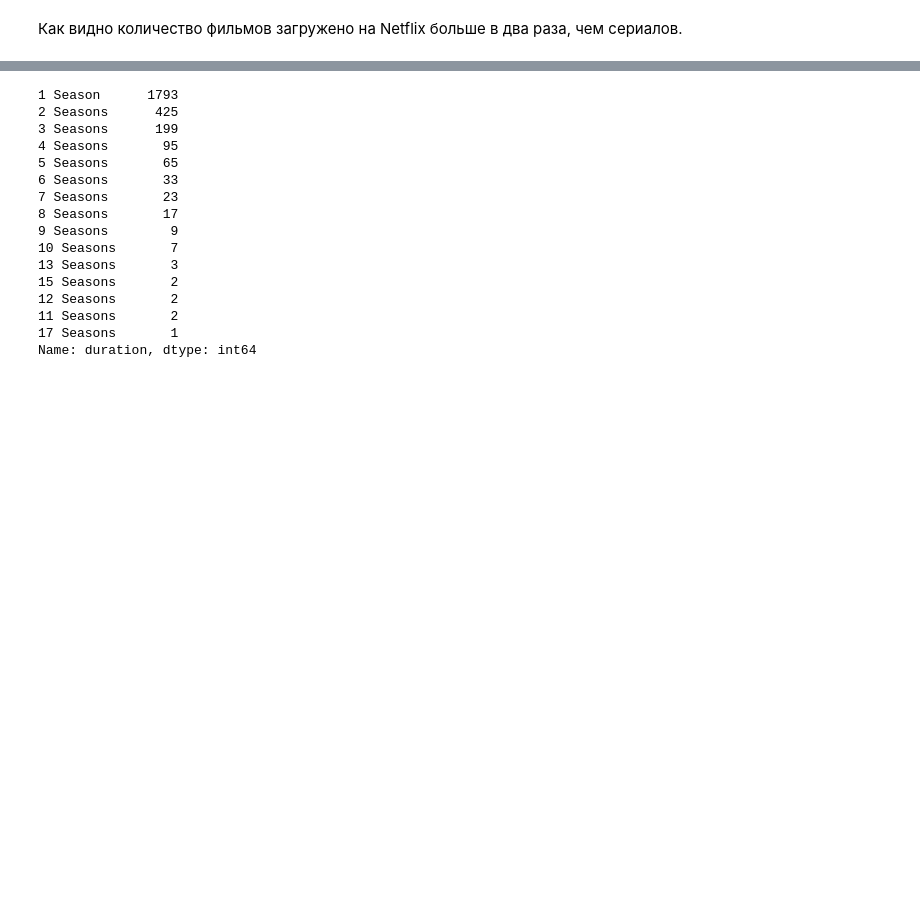
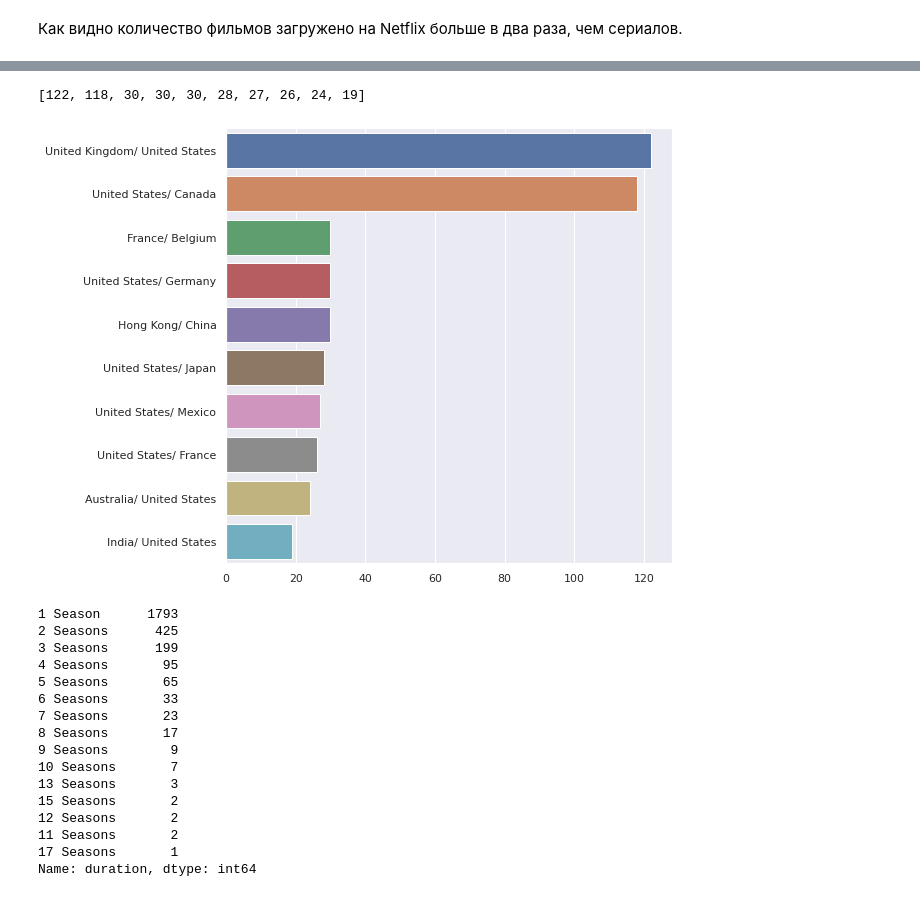
Before and after one commit to Sergey-Dubinin/Data-Analysis, a Jupyter notebook: Netflix.ipynb, the cells around one changed output, grey strips where cells are left out. Drawn from its saved outputs; the diff is of its cells as text; code cells hidden in the pictures; blank space fills up the shorter version.

```diff
--- a/Netflix.ipynb
+++ b/Netflix.ipynb
@@ -116,0 +305,10 @@ sns.countplot(x='date_added', data=movie_time)
+# %%
+sum_count_1 = 0
+
+for i in two_countries_counts:
+    sum_count_1 += i[1]
+
+sum_count_2 = country_often_appear.values.sum()
+
+if sum_count_1 == sum_count_2:
+    print('Преобразование успешно')
@@ -116,0 +317,8 @@ sns.countplot(x='date_added', data=movie_time)
+# %%
+two_countries_counts.sort(key=lambda v: v[1], reverse=True)
+two_countries_counts
+# %%
+two_countries_counts = two_countries_counts[:10]
+
+two_country = ['/ '.join(i[0]) for i in two_countries_counts]
+two_country
@@ -117,3 +336,13 @@ sns.countplot(x='date_added', data=movie_time)
+# %%
+countries_counts = [i[1] for i in two_countries_counts]
+countries_counts
+# %% [output]
+[122, 118, 30, 30, 30, 28, 27, 26, 24, 19]
+# %%
+plt.figure(figsize=(8,8))
+ax = sns.barplot(x=countries_counts, y=two_country)
+# %% [output]
+[figure, added]
 # %%
 netflix_movie = netflix[netflix['type'] == 'Movie'].copy()
 netflix_TVShow = netflix[netflix['type'] == 'TV Show'].copy()
```
Also changed, not shown: parts of 25 cells of this notebook.
